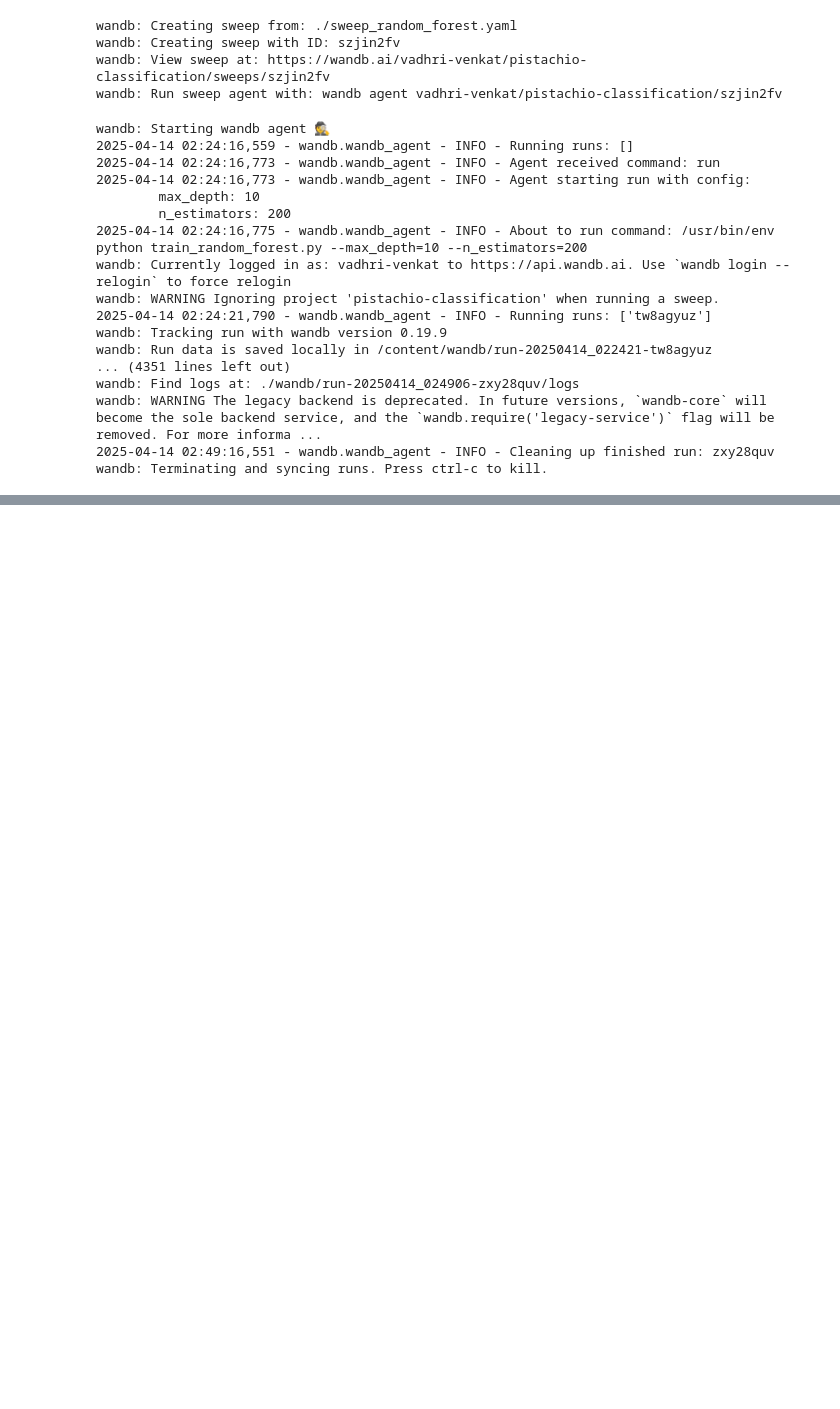
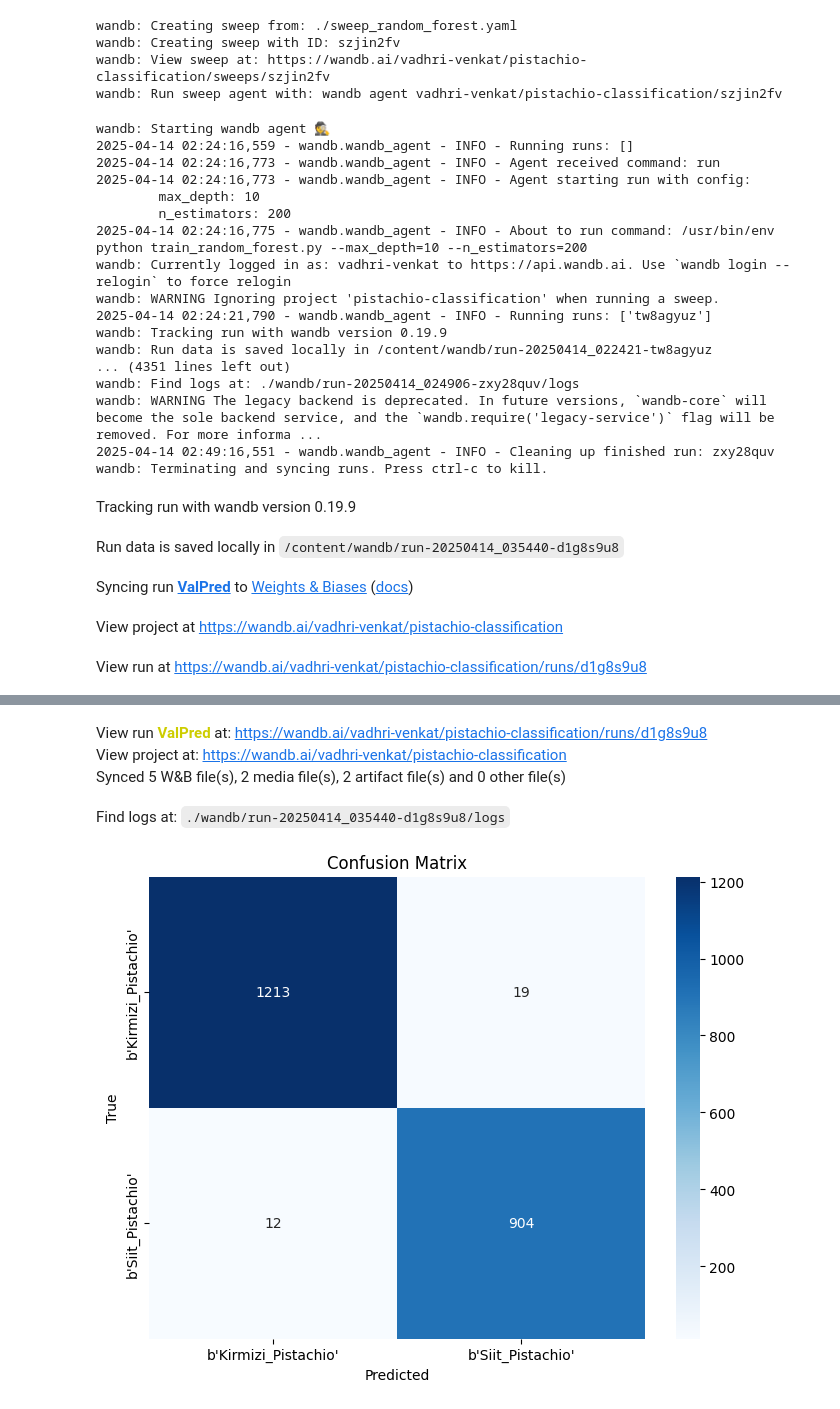
Before and after one commit to vadhri/ai-notebook, a Jupyter notebook: mlops/pistachio-dataset/Evaluation.ipynb, the cells around one changed output, grey strips where cells are left out. Saved outputs shown, nothing was run; the diff lists cells and outputs as text; code cells hidden in the pictures; blank space fills up the shorter version.

```diff
--- a/mlops/pistachio-dataset/Evaluation.ipynb
+++ b/mlops/pistachio-dataset/Evaluation.ipynb
@@ -284,3 +284,71 @@ wandb: Find logs at: ./wandb/run-20250414_024906-zxy28quv/logs
 wandb: WARNING The legacy backend is deprecated. In future versions, `wandb-core` will become the sole backend service, and the `wandb.require('legacy-service')` flag will be removed. For more informa ...
 2025-04-14 02:49:16,551 - wandb.wandb_agent - INFO - Cleaning up finished run: zxy28quv
 wandb: Terminating and syncing runs. Press ctrl-c to kill.
+# %%
+import pickle
+import pandas as pd
+import numpy as np
+import wandb
+from sklearn.metrics import confusion_matrix
+import matplotlib.pyplot as plt
+import seaborn as sns
+from sklearn.preprocessing import LabelEncoder, StandardScaler
+from sklearn.decomposition import PCA
+
+# Initialize Weights and Biases
+wandb.init(project="pistachio-classification", name="ValPred")
+
+# Load the latest model
+model_path = "/content/artifacts/random_forest-100-10.pkl"
+with open(model_path, "rb") as f:
+    model = pickle.load(f)
+
+# Load your data (replace with your data loading code)
+data_path = './artifacts/pistachio-image-classification-data-split:v0/data_split.csv'
+df = pd.read_csv(data_path)
+X = df.drop(['Class', 'Stage'], axis=1)
+y = df['Class']
+
+# Preprocess data
+pca = PCA(n_components=16)
+X = pca.fit_transform(X)
+
+le = LabelEncoder()
+y_enc = le.fit_transform(y)
+
+scaler = StandardScaler()
+X_scaled = scaler.fit_transform(X)
+
+# Make predictions
+val_predictions = model.predict(X_scaled)
+ground_truth_class_ids = y_enc
+
+# Get class names
+class_names = [str(i) for i in le.classes_]
+
+# Compute confusion matrix
+cm = confusion_matrix(ground_truth_class_ids, val_predictions)
+
+wandb.log({"conf_mat" : wandb.plot.confusion_matrix(probs=None,
+                        preds=val_predictions, y_true=ground_truth_class_ids,
+                        class_names=class_names)})
+
+# Plot confusion matrix using seaborn
+plt.figure(figsize=(8, 6))
+sns.heatmap(cm, annot=True, fmt="d", cmap="Blues",
+            xticklabels=class_names, yticklabels=class_names)
+plt.xlabel("Predicted")
+plt.ylabel("True")
+plt.title("Confusion Matrix")
+
+# Log the plot to wandb
+wandb.log({"conf_mat": wandb.Image(plt)})
+
+# Finish the wandb run
+wandb.finish()
+# %% [output]
+Tracking run with wandb version 0.19.9
+Run data is saved locally in /content/wandb/run-20250414_035440-d1g8s9u8
+Syncing run ValPred to Weights & Biases (docs)
+View project at https://wandb.ai/vadhri-venkat/pistachio-classification
+View run at https://wandb.ai/vadhri-venkat/pistachio-classification/runs/d1g8s9u8
@@ -286,0 +356,5 @@ wandb: Terminating and syncing runs. Press ctrl-c to kill.
+View run ValPred at: https://wandb.ai/vadhri-venkat/pistachio-classification/runs/d1g8s9u8
+View project at: https://wandb.ai/vadhri-venkat/pistachio-classification
+Synced 5 W&B file(s), 2 media file(s), 2 artifact file(s) and 0 other file(s)
+Find logs at: ./wandb/run-20250414_035440-d1g8s9u8/logs
+[figure, added]
```
Also changed, not shown: parts of 2 cells of this notebook.
